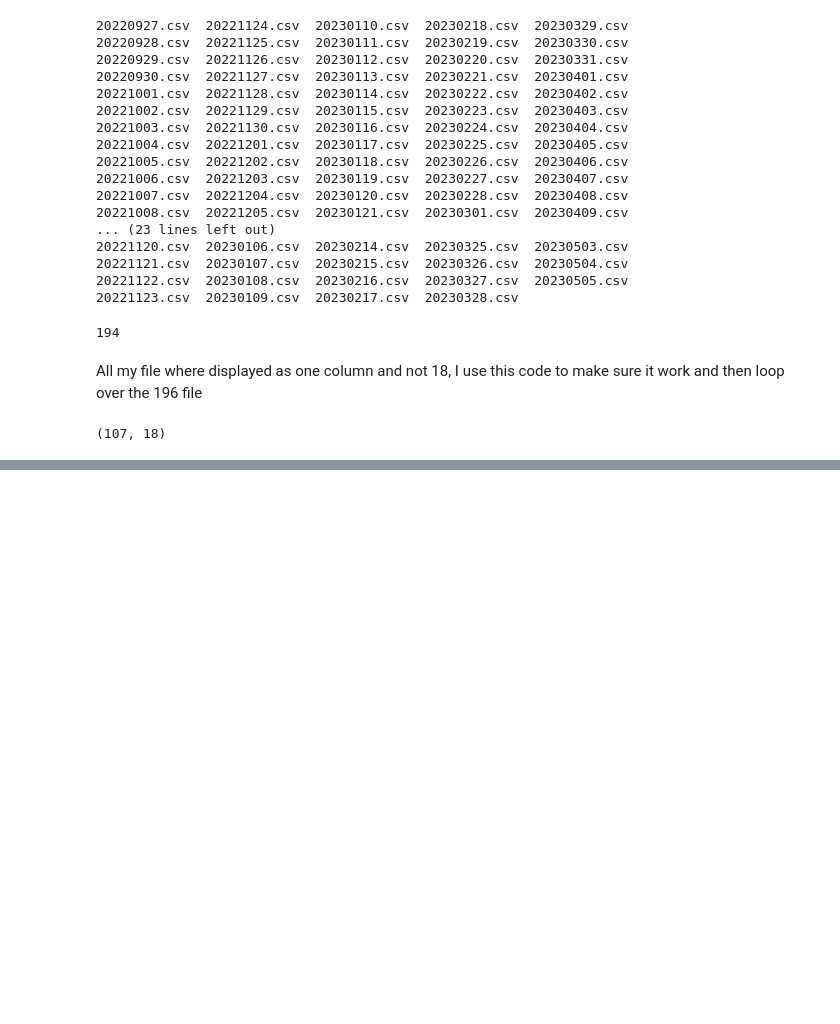
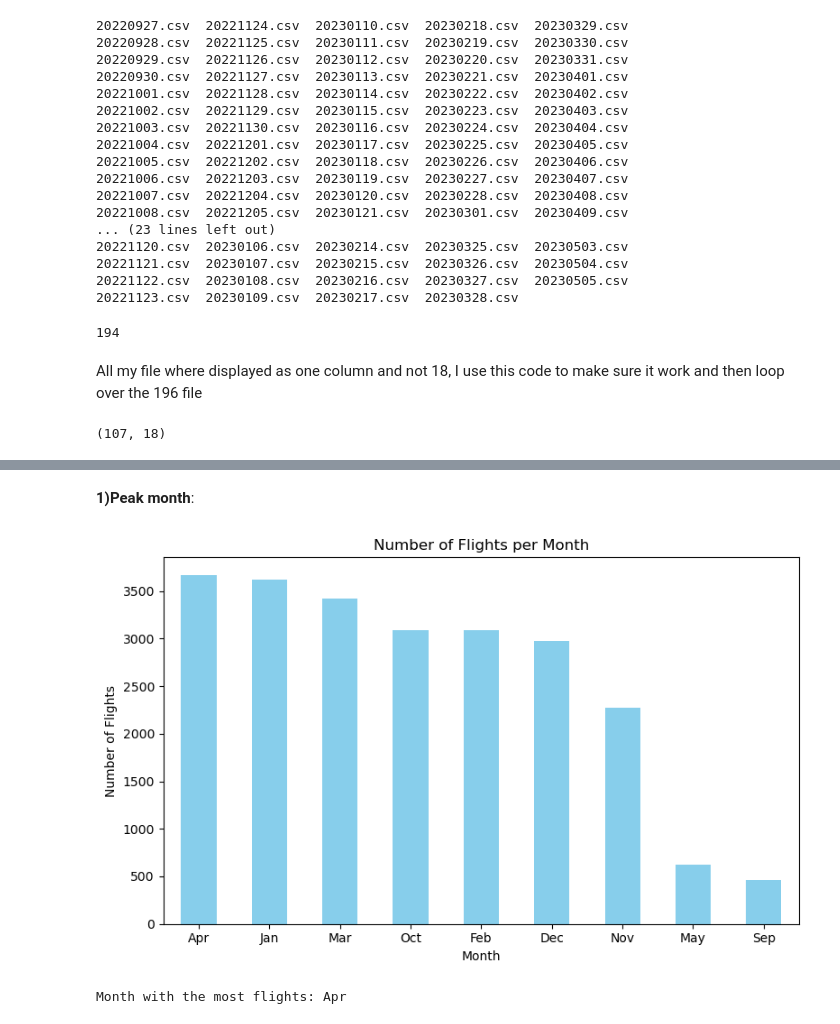
Before and after one commit to tiaL-ops/self-learning, a Jupyter notebook: congestion-analysis.ipynb, the cells around one changed output, grey strips where cells are left out. Saved outputs shown, nothing was run; the diff lists cells and outputs as text; code cells hidden in the pictures; blank space fills up the shorter version.

```diff
--- a/congestion-analysis.ipynb
+++ b/congestion-analysis.ipynb
@@ -127,7 +92,7 @@ df.shape
 # %% [output]
 (107, 18)
 # %%
-
+import os
 
 # List of file paths matching a specific pattern
 file_paths = glob.glob('/kaggle/input/asecnasj2223/*.csv')
@@ -137,6 +102,9 @@ dfs = []
 
 # Iterate over each file path
 for file_path in file_paths:
+    # Extract the file name without the extension
+    file_name = os.path.splitext(os.path.basename(file_path))[0]
+
     # Read the CSV file into a DataFrame
     data = pd.read_csv(file_path, header=None)
     df = pd.DataFrame({'Data': data[0]})
@@ -145,6 +113,10 @@ for file_path in file_paths:
         'Radioborn Maker - Avion Capacity (Surveillance)', 'Flight Number Landing (INT)',
         'Regional or International Flight', 'Date', 'Entry Point', 'Hour of Entry', 'Flight Level',
         'Exit Point', 'Hour of Exit', 'Progression of the Flight']] = df['Data'].str.split('\s+', expand=True, n=17)
+
+    # Assign the file name as the value in the 'Date' column
+    df['Date'] = file_name
+
     df = df.drop('Data', axis=1)
 
     # Append the DataFrame to the list
@@ -169,0 +146,30 @@ combined_df.to_csv('combined_data.csv', index=False)
+# %% [markdown]
+**1)Peak month**:
+# %%
+import pandas as pd
+# Convert 'Date' column to datetime format
+combined_df['Date'] = pd.to_datetime(combined_df['Date'], format='%Y%m%d')
+
+# Extract the month from the 'Date' column and convert to month names
+combined_df['Month'] = combined_df['Date'].dt.month.apply(lambda x: calendar.month_abbr[x])
+
+# Count the number of flights per month
+flight_counts = combined_df['Month'].value_counts()
+
+# Determine the month with the most flights
+most_flights_month = flight_counts.idxmax()
+
+# Visualization
+plt.figure(figsize=(8, 5))
+flight_counts.plot(kind='bar', color='skyblue')
+plt.xlabel('Month')
+plt.ylabel('Number of Flights')
+plt.title('Number of Flights per Month')
+plt.xticks(rotation=0)
+plt.tight_layout()
+plt.show()
+
+print("Month with the most flights:", most_flights_month)
+# %% [output]
+[figure, added]
+Month with the most flights: Apr
```
Also changed, not shown: parts of 10 cells of this notebook.
